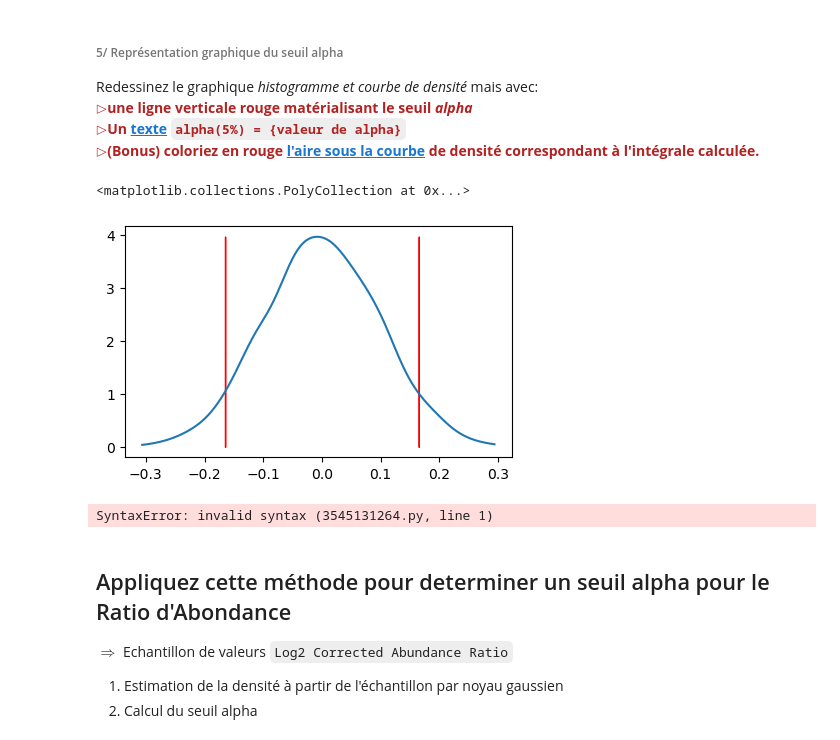
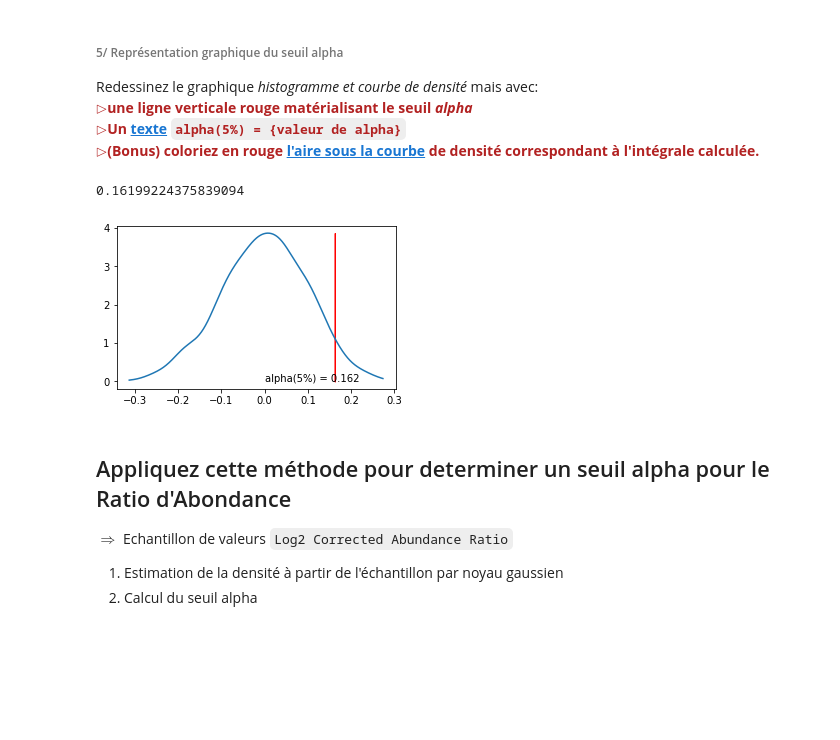
Before and after one commit to gnoiret/VDB_jupyter, a Jupyter notebook: exercices/TP1.ipynb, the cells around one changed output. Cells and saved outputs as stored; diff of their text form; code cells hidden in the pictures; blank space fills up the shorter version.

```diff
--- a/exercices/TP1.ipynb
+++ b/exercices/TP1.ipynb
@@ -419,28 +419,25 @@ Redessinez le graphique *histogramme et courbe de densité* mais avec:
 # %%
 # créer un objet string pour l'insérer dans la figure
 ## But : fabriquer un histogramme avec les vrais effectifs
 ## Au lieu d'un histogramme dans lequel l'aire en bleu vaut 1
 
 fig4, f4_ax = plt.subplots(figsize=(5,3), ncols=1, nrows=1)
 
 x_kde = np.linspace(min(s), max(s), 1000)
 y_kde = pdf_by_gaussian(x_kde)
 
 #hist_res = f4_ax.hist(s, density=True)
 #dx = hist_res[1][1] - hist_res[1][0] # bin width in current plot
 #scale = dx * len(s) # each observable in sample has a height of 1 in current plot
 x_kde_left = x_kde
 scale = 1
 f4_ax.plot(x_kde, y_kde * scale)
-f4_ax.fill_between(-alpha_x, y_kde, 0, color='r')
 f4_ax.fill_between(alpha_x, y_kde, 0, color='r')
+f4_ax.text(0,0,f"alpha(5%) = {round(alpha_x, 3)}")
+print(alpha_x)
 # %% [output]
-<matplotlib.collections.PolyCollection at 0x...>
+0.16199224375839094
-[figure, old version]
+[figure, new version]
-# %%
-[x_kde[i] while x_kde[i] < -alpha_x]
-# %% [output]
-SyntaxError: invalid syntax (3545131264.py, line 1)
 # %% [markdown]
 ## Appliquez cette méthode pour determiner un seuil alpha pour le Ratio d'Abondance
 $\Rightarrow$ Echantillon de valeurs `Log2 Corrected Abundance Ratio`
```
Also changed, not shown: parts of 12 cells of this notebook.
